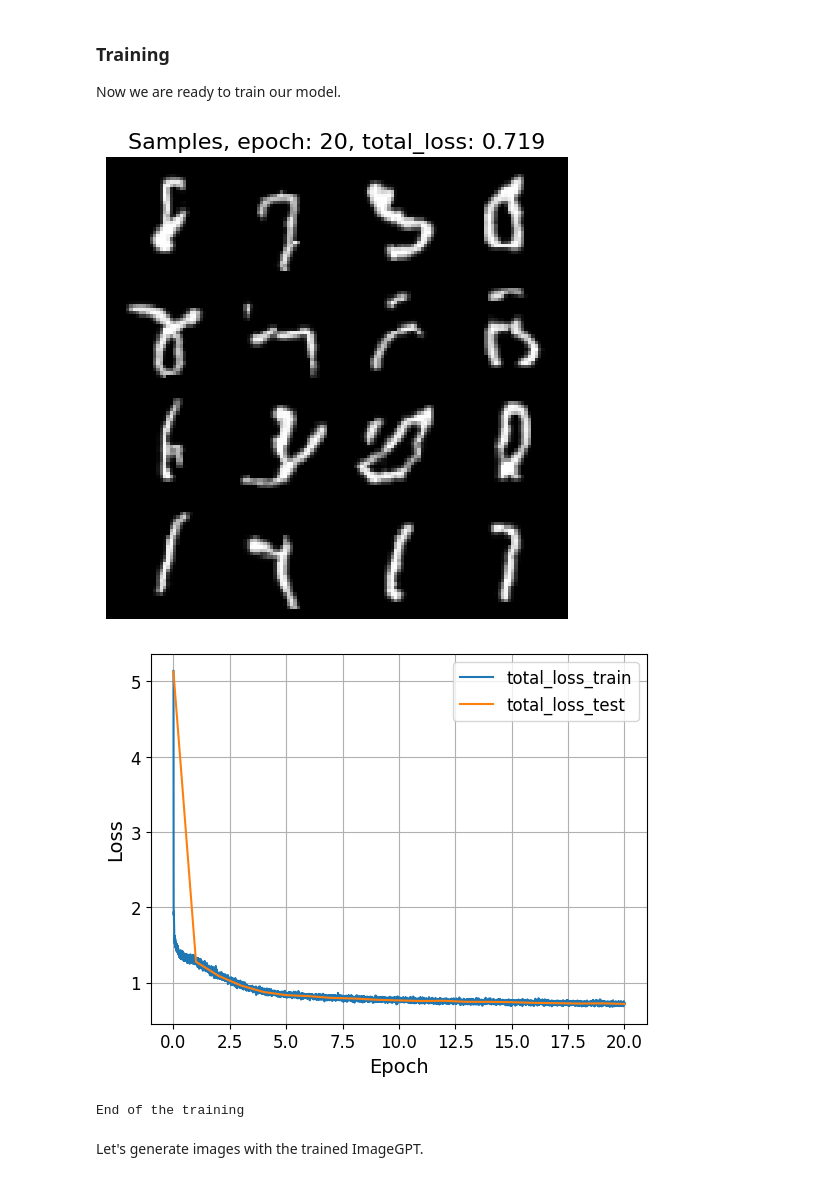
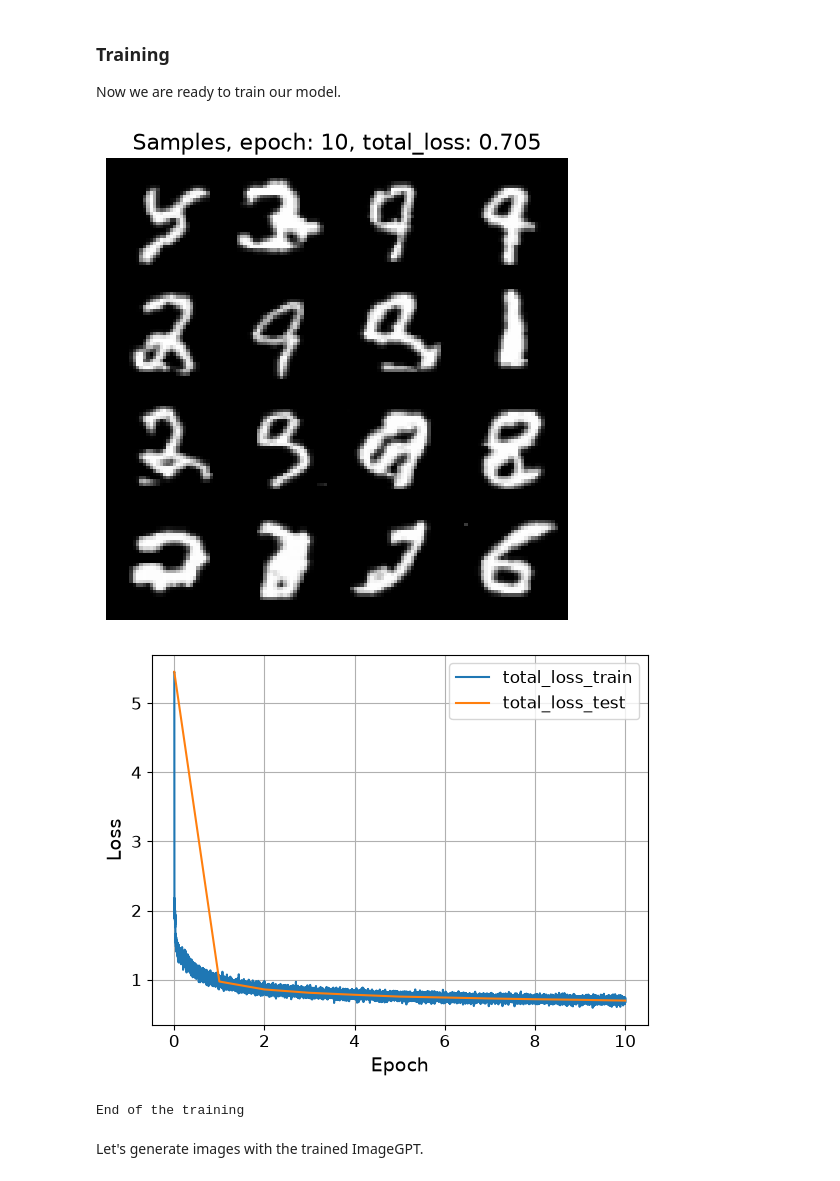
Before and after one commit to collateraris/ML_courses_GenAI_NLP, a Jupyter notebook: scientificProject/GenAI/2026/hw1.ipynb, the cells around one changed output. Cells and saved outputs as stored; diff of their text form; code cells hidden in the pictures.

```diff
--- a/scientificProject/GenAI/2026/hw1.ipynb
+++ b/scientificProject/GenAI/2026/hw1.ipynb
@@ -150,7 +248,8 @@ class MultiheadAttention(nn.MultiheadAttention):
         # define attention mask, it should contain
         # - zeros under and on the main diagonal
         # - minus Inf above the main diagonal
-
+        lenght = x.size(0)
+        attention_mask =  x.new_full((lenght, lenght), float("-inf")).triu(diagonal=1)
         # ====
         return attention_mask
 
@@ -225,6 +333,9 @@ $$
 \end{align*}
 $$
 # %%
+import math
+
+
 class ImageGPT(BaseModel):
     def __init__(
         self, input_shape: tuple[int, int], embed_dim: int, num_heads: int, num_layers: int
@@ -243,7 +354,11 @@ class ImageGPT(BaseModel):
         # your code
         # 1) define token_embeddings (we will have 256 embeddings in total, because pixels in range [0, 255])
         # 2) define position_embeddings (we will use nn.Embedding)
-
+        self.token_embeddings = nn.Embedding(256, embed_dim)
+        self.seq_len = math.prod(input_shape)
+        self.position_embeddings = nn.Embedding(self.seq_len, embed_dim)
+        nn.init.normal_(self.token_embeddings.weight, std=0.02)
+        nn.init.normal_(self.position_embeddings.weight, std=0.02)
         # ====
 
         self.layers = nn.ModuleList()
@@ -252,7 +367,10 @@ class ImageGPT(BaseModel):
         # 1) add decoder blocks to self.layers list
         # 2) define last LayerNorm
         # 3) define final Linear layer (without bias)
-
+        for _ in range(num_layers):
+            self.layers.append(TransformerBlock(embed_dim, num_heads))
+        self.final_norm = nn.LayerNorm(embed_dim)
+        self.head = nn.Linear(embed_dim, 256, bias=False)
         # ====
 
     def add_sos_token(self, embeddings: torch.Tensor) -> torch.Tensor:
@@ -263,7 +381,8 @@ class ImageGPT(BaseModel):
         # 1) repeat sos token batch_size times (make it of size (1, batch_size, emd_size))
         # 2) drop last embedding from embeddings
         # 3) concat repeated sos token to embeddings (after dropping)
-
+        sos = self.sos.reshape(1, 1, -1).expand(1, batch_size, -1)
+        embeddings = torch.cat((sos, embeddings[:-1]), dim=0)
         # ====
         return embeddings
 
@@ -274,7 +393,8 @@ class ImageGPT(BaseModel):
         # add positional embeddings
         # 1) define tensor with positions (just torch.arange) of size (length, 1)
         # 2) add position embeddings to initial embeddings
-
+        positions = torch.arange(length, device=embeddings.device).unsqueeze(1)
+        embeddings = embeddings + self.position_embeddings(positions)
         # ====
         return embeddings
 
@@ -291,7 +411,9 @@ class ImageGPT(BaseModel):
         # your code
         # 1) apply all decoder layers
         # 2) apply final LayerNorm and Linear layer
-
+        for layer in self.layers:
+            embeddings = layer(embeddings)
+        logits = self.head(self.final_norm(embeddings))
         # ====
 
         return logits.permute(1, 0, 2)  # (length, batch_size, emb_size) -> (batch_size, length, emb_size)
@@ -356,38 +478,37 @@ Now we are ready to train our model.
 # %%
 # ====
 # your code
 # choose these parameters
-EPOCHS =
-BATCH_SIZE =
-LR =
-
-EMB_DIM =
-NUM_HEADS =
-NUM_LAYERS =
+EPOCHS = 10
+BATCH_SIZE = 32
+LR = 3e-4
+EMB_DIM = 128
+NUM_HEADS = 4
+NUM_LAYERS = 4
 # ====
 
 image_gpt = ImageGPT((32, 32), EMB_DIM, NUM_HEADS, NUM_LAYERS)
 
 train_loader = data.DataLoader(train_data, batch_size=BATCH_SIZE, shuffle=True)
 test_loader = data.DataLoader(test_data, batch_size=BATCH_SIZE)
 
 # choose any optimizer/scheduler as you want
 optimizer = torch.optim.Adam(image_gpt.parameters(), lr=LR)
 
 train_model(
     image_gpt,
     train_loader,
     test_loader,
     epochs=EPOCHS,
     optimizer=optimizer,
     device=DEVICE,
     n_samples=16, # Remember the inference is slow, so, you can lower the value
     visualize_samples=True, # or you can turn off sampling by setting `visualize_samples=False`
     use_amp=True
 )
 # %% [output]
-[figure, old version]
+[figure, new version]
-[figure, old version]
+[figure, new version]
 End of the training
 # %% [markdown]
 Let's generate images with the trained ImageGPT.
```
Also changed, not shown: parts of 10 cells of this notebook.
